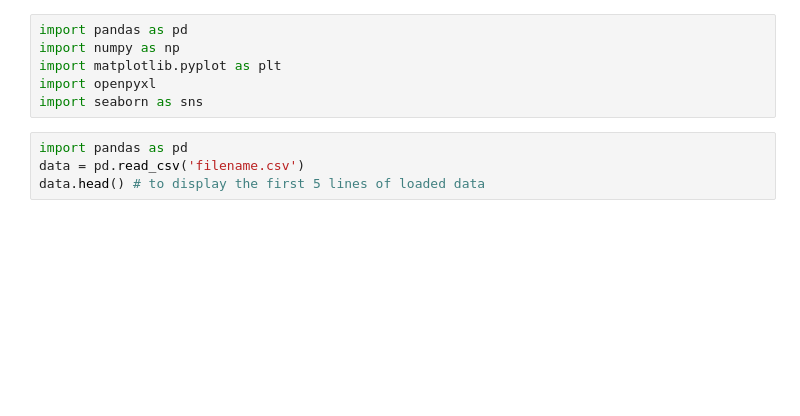
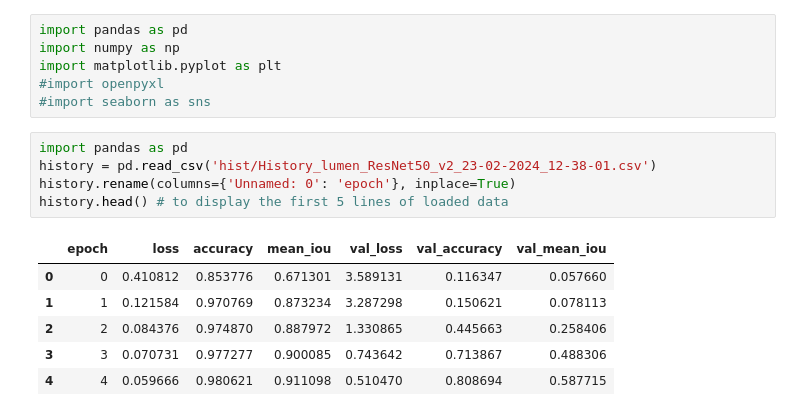
Before and after one commit to PinkSoft/SGGS_ML, a Jupyter notebook: History_Analyse.ipynb, the cells around one changed output. Cells and saved outputs as stored; diff of their text form; blank space fills up the shorter version.

```diff
--- a/History_Analyse.ipynb
+++ b/History_Analyse.ipynb
@@ -2,9 +2,17 @@
 import pandas as pd
 import numpy as np
 import matplotlib.pyplot as plt
-import openpyxl
-import seaborn as sns
+#import openpyxl
+#import seaborn as sns
 # %%
 import pandas as pd
-data = pd.read_csv('filename.csv')
-data.head() # to display the first 5 lines of loaded data
+history = pd.read_csv('hist/History_lumen_ResNet50_v2_23-02-2024_12-38-01.csv')
+history.rename(columns={'Unnamed: 0': 'epoch'}, inplace=True)
+history.head() # to display the first 5 lines of loaded data
+# %% [output]
+|  | epoch | loss | accuracy | mean_iou | val_loss | val_accuracy | val_mean_iou |
+| 0 | 0 | 0.410812 | 0.853776 | 0.671301 | 3.589131 | 0.116347 | 0.057660 |
+| 1 | 1 | 0.121584 | 0.970769 | 0.873234 | 3.287298 | 0.150621 | 0.078113 |
+| 2 | 2 | 0.084376 | 0.974870 | 0.887972 | 1.330865 | 0.445663 | 0.258406 |
+| 3 | 3 | 0.070731 | 0.977277 | 0.900085 | 0.743642 | 0.713867 | 0.488306 |
+| 4 | 4 | 0.059666 | 0.980621 | 0.911098 | 0.510470 | 0.808694 | 0.587715 |
```
Also changed, not shown: parts of 2 cells of this notebook, 4 other files.
